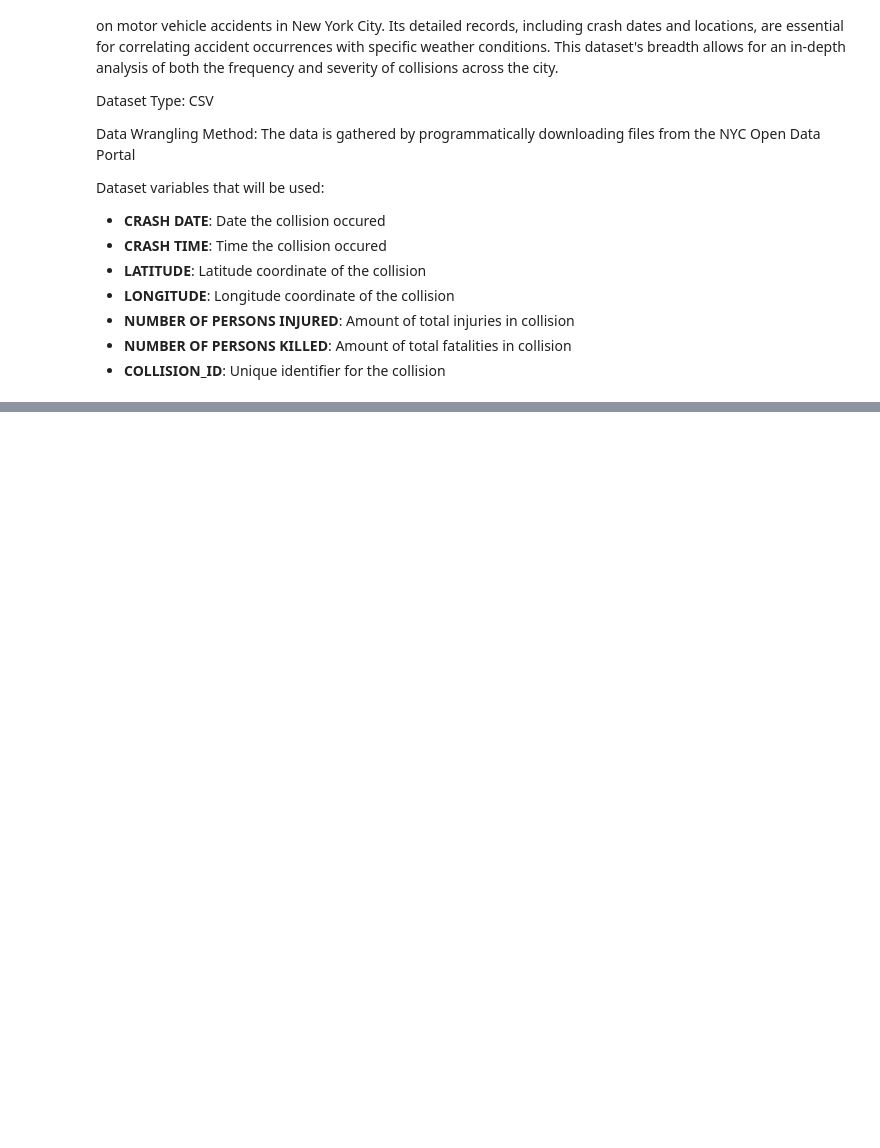
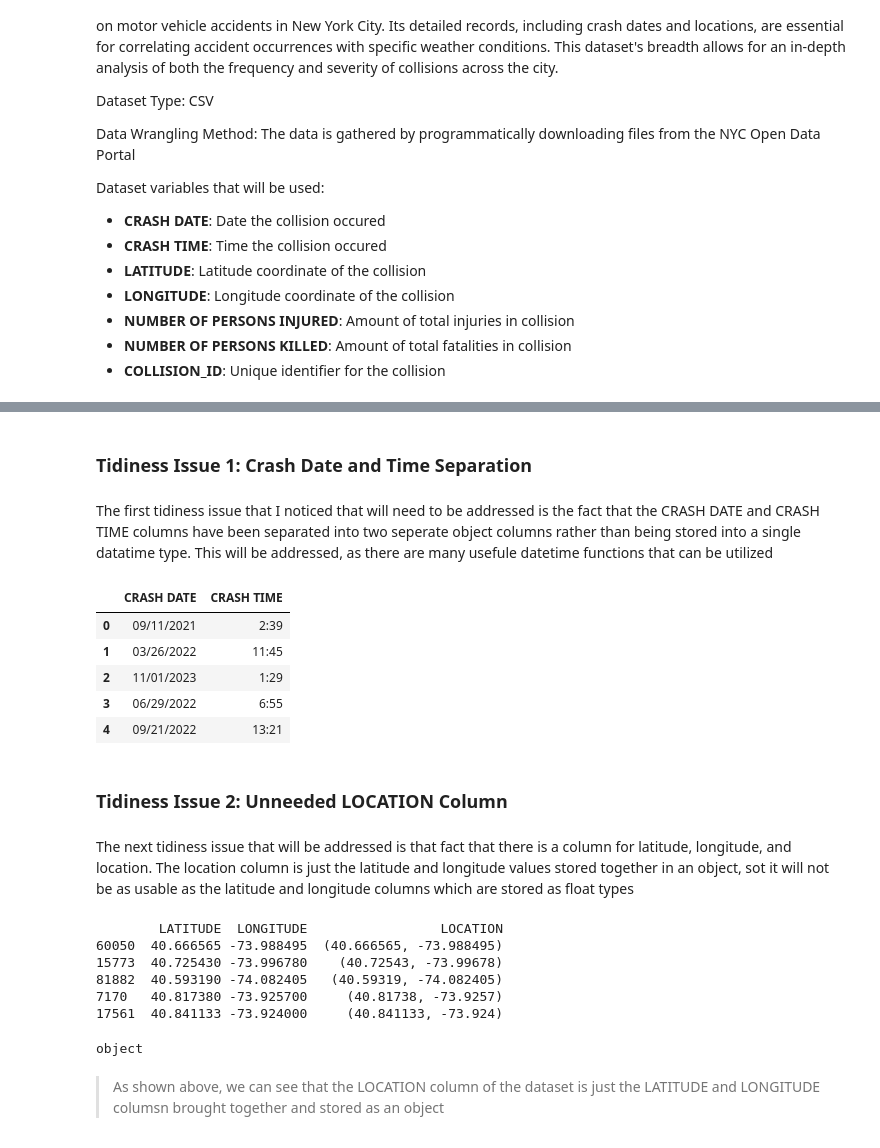
Before and after one commit to aha2270/Weather-Impact-on-Traffic-Accidents-NYC, a Jupyter notebook: Weather-Impact-Analysis.ipynb, the cells around one changed output, grey strips where cells are left out. Drawn from its saved outputs; the diff is of its cells as text; code cells hidden in the pictures; blank space fills up the shorter version.

```diff
--- a/Weather-Impact-Analysis.ipynb
+++ b/Weather-Impact-Analysis.ipynb
@@ -64,0 +329,34 @@ motor_accident_df.info()
+# %% [markdown]
+### Tidiness Issue 1: Crash Date and Time Separation
+# %% [markdown]
+The first tidiness issue that I noticed that will need to be addressed is the fact that the CRASH DATE and CRASH TIME columns have been separated into two seperate object columns rather than being stored into a single datatime type. This will be addressed, as there are many usefule datetime functions that can be utilized
+# %%
+# Visually showing the CRASH DATE and CRASH TIME are seperate columns rather than one
+motor_accident_df[['CRASH DATE', 'CRASH TIME']].head()
+# %% [output]
+|  | CRASH DATE | CRASH TIME |
+| 0 | 09/11/2021 | 2:39 |
+| 1 | 03/26/2022 | 11:45 |
+| 2 | 11/01/2023 | 1:29 |
+| 3 | 06/29/2022 | 6:55 |
+| 4 | 09/21/2022 | 13:21 |
+# %% [markdown]
+### Tidiness Issue 2: Unneeded LOCATION Column
+# %% [markdown]
+The next tidiness issue that will be addressed is that fact that there is a column for latitude, longitude, and location. The location column is just the latitude and longitude values stored together in an object, sot it will not be as usable as the latitude and longitude columns which are stored as float types
+# %%
+# Inspecting the dataframe visually
+print(motor_accident_df[['LATITUDE', 'LONGITUDE', 'LOCATION']].sample(5))
+# %% [output]
+        LATITUDE  LONGITUDE                 LOCATION
+60050  40.666565 -73.988495  (40.666565, -73.988495)
+15773  40.725430 -73.996780    (40.72543, -73.99678)
+81882  40.593190 -74.082405   (40.59319, -74.082405)
+7170   40.817380 -73.925700     (40.81738, -73.9257)
+17561  40.841133 -73.924000     (40.841133, -73.924)
+# %%
+print(motor_accident_df['LOCATION'].dtype)
+# %% [output]
+object
+# %% [markdown]
+> As shown above, we can see that the LOCATION column of the dataset is just the LATITUDE and LONGITUDE columsn brought together and stored as an object
```
Also changed, not shown: parts of 22 cells of this notebook.
